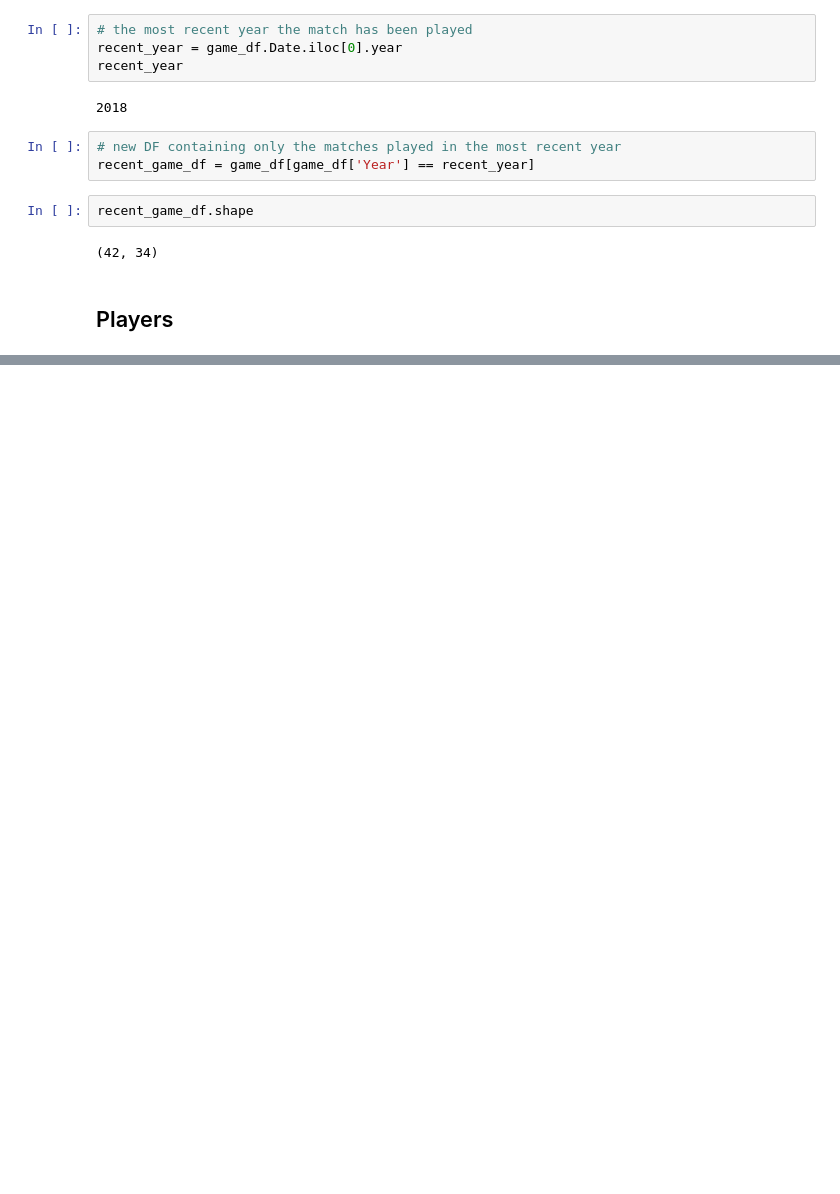
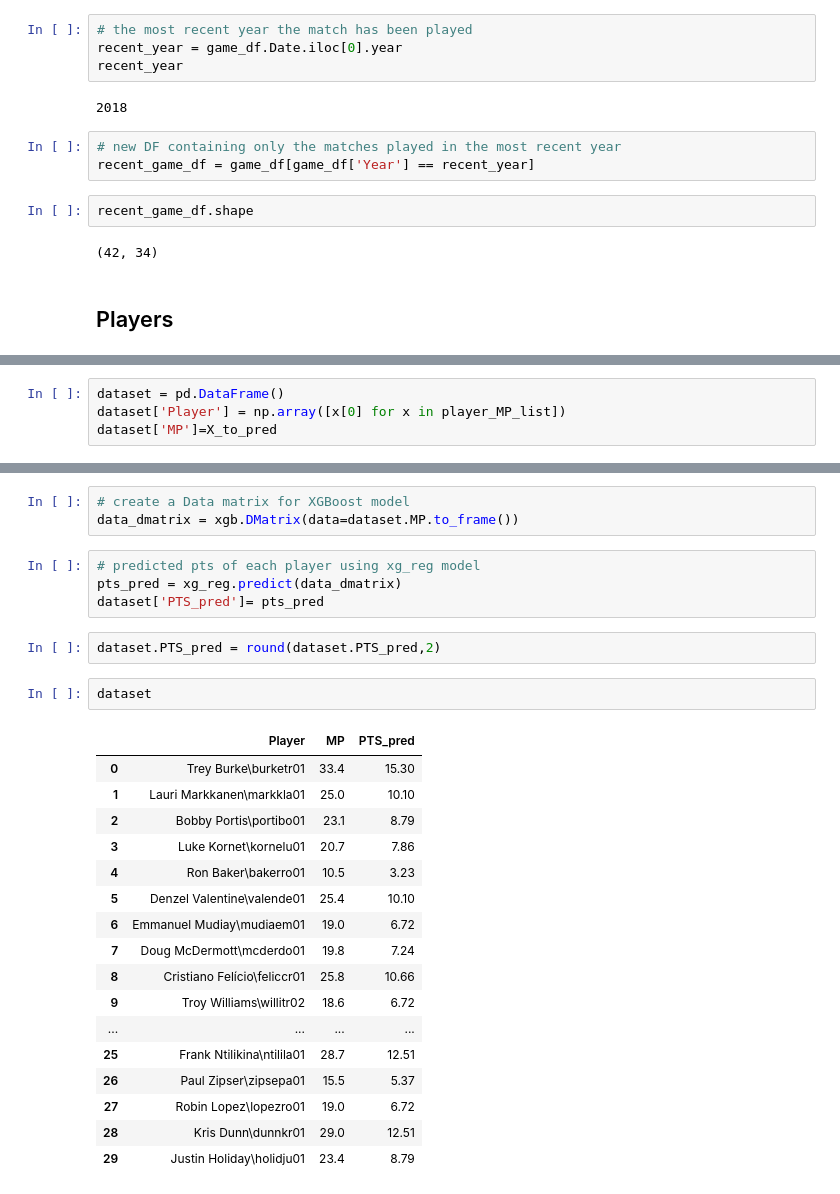
Before and after one commit to CiroLV/Basket_ball_data, a Jupyter notebook: Basketball_Markets.ipynb, the cells around one changed output, grey strips where cells are left out. Cells and saved outputs as stored; diff of their text form; blank space fills up the shorter version.

```diff
--- a/Basketball_Markets.ipynb
+++ b/Basketball_Markets.ipynb
@@ -370,0 +376,4 @@ player_MP_list
+# %%
+dataset = pd.DataFrame()
+dataset['Player'] = np.array([x[0] for x in player_MP_list])
+dataset['MP']=X_to_pred
@@ -370,0 +390,29 @@ player_MP_list
+# %%
+# create a Data matrix for XGBoost model
+data_dmatrix = xgb.DMatrix(data=dataset.MP.to_frame())
+# %%
+# predicted pts of each player using xg_reg model
+pts_pred = xg_reg.predict(data_dmatrix)
+dataset['PTS_pred']= pts_pred
+# %%
+dataset.PTS_pred = round(dataset.PTS_pred,2)
+# %%
+dataset
+# %% [output]
+|  | Player | MP | PTS_pred |
+| 0 | Trey Burke\burketr01 | 33.4 | 15.30 |
+| 1 | Lauri Markkanen\markkla01 | 25.0 | 10.10 |
+| 2 | Bobby Portis\portibo01 | 23.1 | 8.79 |
+| 3 | Luke Kornet\kornelu01 | 20.7 | 7.86 |
+| 4 | Ron Baker\bakerro01 | 10.5 | 3.23 |
+| 5 | Denzel Valentine\valende01 | 25.4 | 10.10 |
+| 6 | Emmanuel Mudiay\mudiaem01 | 19.0 | 6.72 |
+| 7 | Doug McDermott\mcderdo01 | 19.8 | 7.24 |
+| 8 | Cristiano Felício\feliccr01 | 25.8 | 10.66 |
+| 9 | Troy Williams\willitr02 | 18.6 | 6.72 |
+| ... | ... | ... | ... |
+| 25 | Frank Ntilikina\ntilila01 | 28.7 | 12.51 |
+| 26 | Paul Zipser\zipsepa01 | 15.5 | 5.37 |
+| 27 | Robin Lopez\lopezro01 | 19.0 | 6.72 |
+| 28 | Kris Dunn\dunnkr01 | 29.0 | 12.51 |
+| 29 | Justin Holiday\holidju01 | 23.4 | 8.79 |
```
Also changed, not shown: parts of 24 cells of this notebook, 3 other files.
